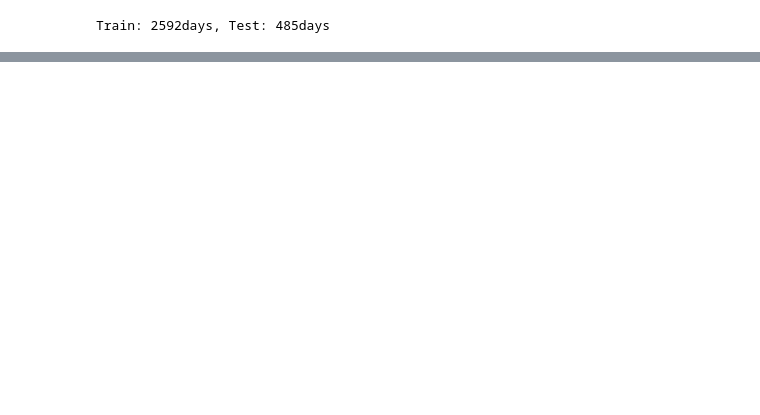
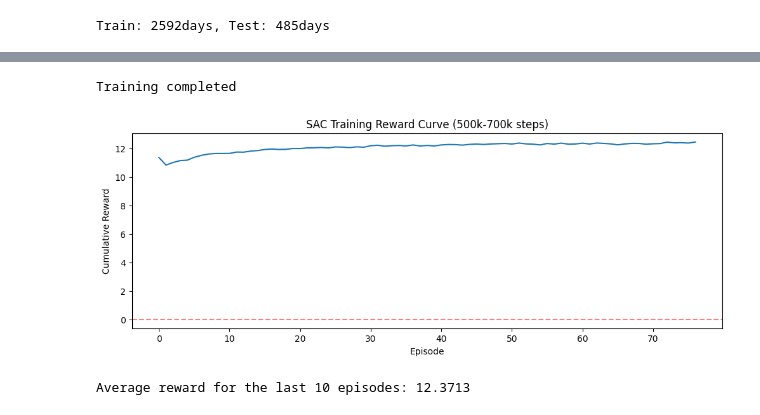
Before and after one commit to blackcatyu/DRL-for-Portfolio-Allocation, a Jupyter notebook: notebooks/03_train_step_retrun_sac.ipynb, the cells around one changed output, grey strips where cells are left out. Cells and saved outputs as stored; diff of their text form; code cells hidden in the pictures; blank space fills up the shorter version.

```diff
--- a/notebooks/03_train_step_retrun_sac.ipynb
+++ b/notebooks/03_train_step_retrun_sac.ipynb
@@ -85,0 +172,23 @@ np.save("../agents/sac_step_500k", callback_sac500k.episode_rewards)
+# %%
+train_env = te.MetalTradingEnv(train, price_train)
+model_sac700k = SAC.load("../agents/sac_step_500k", env=train_env)
+
+callback_sac_700k = RewardCallback()
+
+model_sac700k.learn(total_timesteps=200_000, callback=callback_sac_700k, reset_num_timesteps=False)
+print("Training completed")
+
+# plot
+plt.figure(figsize=(12, 4))
+plt.plot(callback_sac_700k.episode_rewards)
+plt.xlabel("Episode")
+plt.ylabel("Cumulative Reward")
+plt.title("SAC Training Reward Curve (500k-700k steps)")
+plt.axhline(y=0, color='r', linestyle='--', alpha=0.5)
+plt.show()
+
+print(f"Average reward for the last 10 episodes: {sum(callback_sac_700k.episode_rewards[-10:])/10:.4f}")
+# %% [output]
+Training completed
+[figure, added]
+Average reward for the last 10 episodes: 12.3713
```
Also changed, not shown: parts of 7 cells of this notebook, 6 other files.
